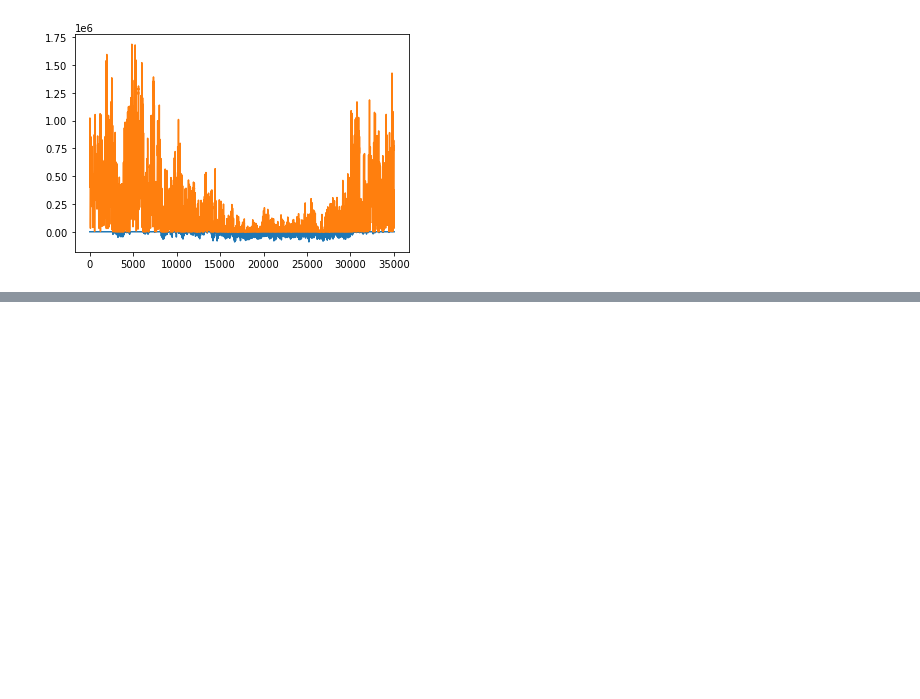
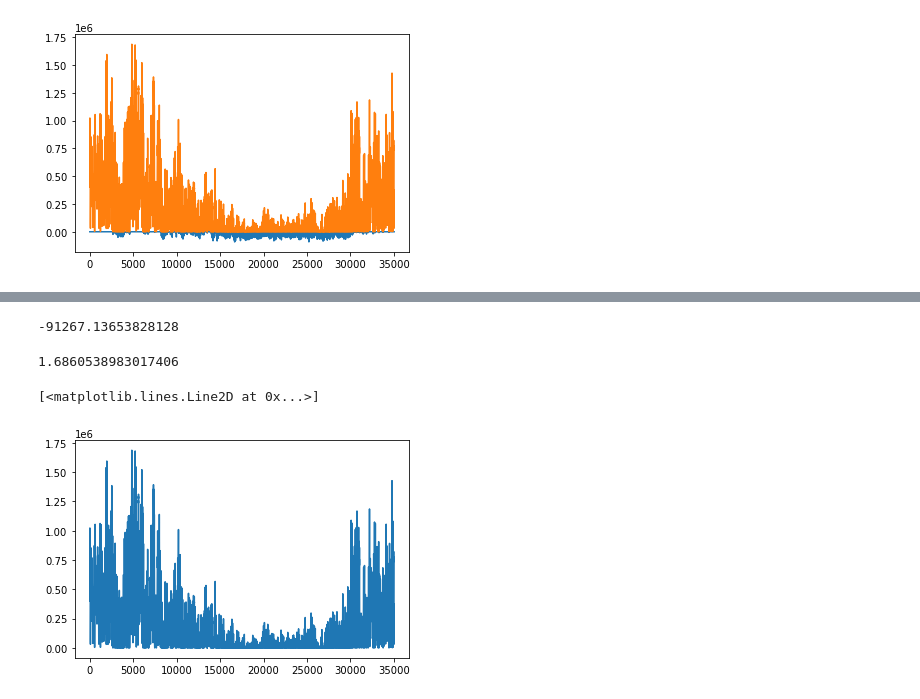
Before and after one commit to Kecheng-Chen/city-scale-modeling, a Jupyter notebook: preprocessing/Data exploration2.ipynb, the cells around one changed output, grey strips where cells are left out. Saved outputs shown, nothing was run; the diff lists cells and outputs as text; code cells hidden in the pictures; blank space fills up the shorter version.

```diff
--- a/preprocessing/Data exploration2.ipynb
+++ b/preprocessing/Data exploration2.ipynb
@@ -187,0 +198,8 @@ Correct
+# %%
+name_list=BIM_test.Type.values.tolist()
+area_list=BIM_test.Area.values.tolist()
+year_list=BIM_test['Year Built'].values.tolist()
+time_array,load_array,load_array2=lg(name_list,area_list,year_list)
+plt.plot(load_array[0])
+plt.plot(load_array2[0])
+plt.show()
@@ -187,0 +209,13 @@ Correct
+# %%
+load_array[0].min()
+# %% [output]
+-91267.13653828128
+# %%
+load_array2[0].max()/1e6
+# %% [output]
+1.6860538983017406
+# %%
+plt.plot(load_array2[0])
+# %% [output]
+[<matplotlib.lines.Line2D at 0x...>]
+[figure, added]
```
Also changed, not shown: parts of 4 cells of this notebook, 1 other file.
